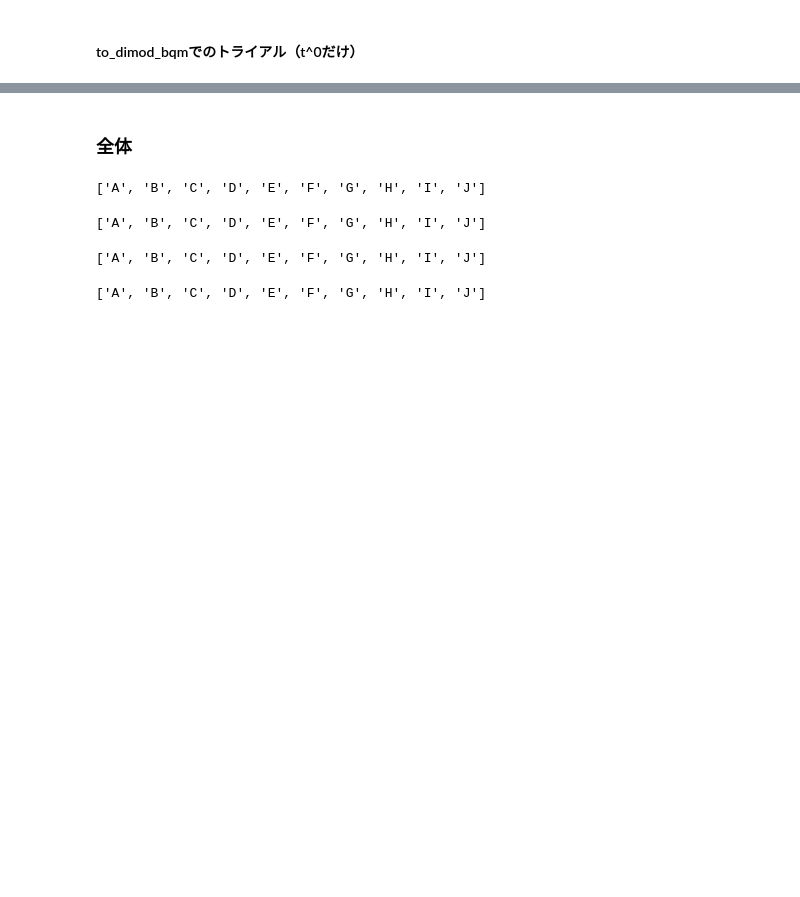
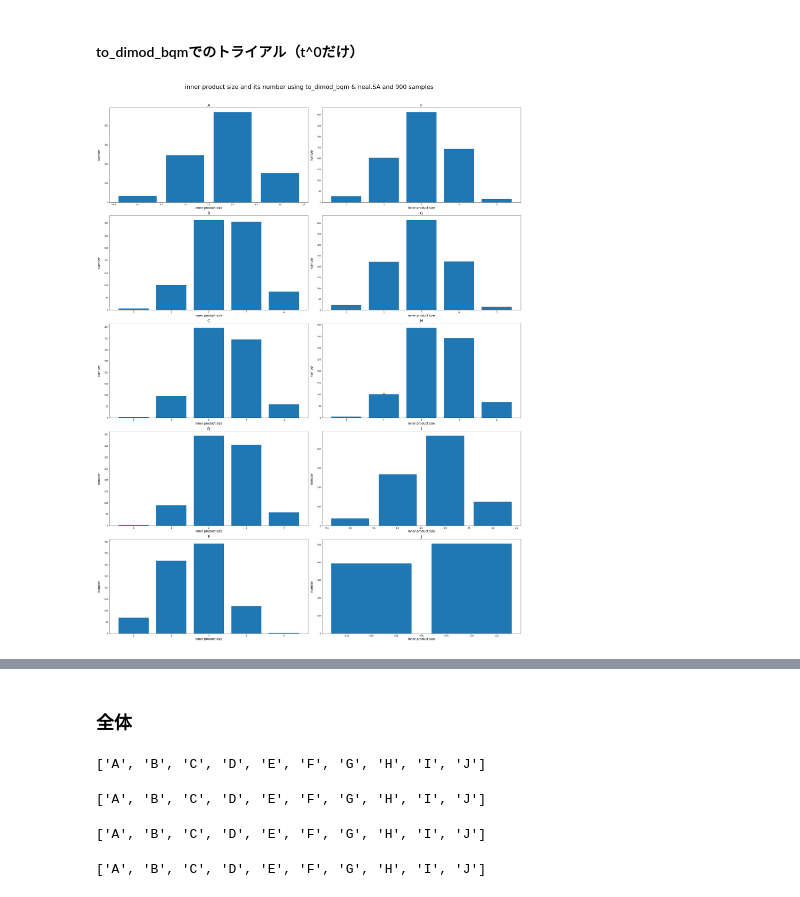
Before and after one commit to twinkle13531/master_degree, a Jupyter notebook: 202008/scripts/Add_features_10_numread100_neal.ipynb, the cells around one changed output, grey strips where cells are left out. Saved outputs shown, nothing was run; the diff lists cells and outputs as text; code cells hidden in the pictures; blank space fills up the shorter version.

```diff
--- a/202008/scripts/Add_features_10_numread100_neal.ipynb
+++ b/202008/scripts/Add_features_10_numread100_neal.ipynb
@@ -127,5 +172,16 @@ print(to_qubo10_p)
 # %% [markdown]
 #### to_dimod_bqmでのトライアル（t^0だけ）
+# %%
+#num_reads=100
+#num_reads=200
+#num_reads=210
+#num_reads=300
+#num_reads=400
+#num_reads=500
+#num_reads=600
+#num_reads=700
+#num_reads=800
+num_reads=900
 # %%
 y = Array.create('y', shape=num_samples, vartype='BINARY')
 
@@ -133,5 +189,88 @@ y = Array.create('y', shape=num_samples, vartype='BINARY')
 H = (sum(y) - y_sum)**2
 bqm = H.compile().to_dimod_bqm()
 sa_sampler = SimulatedAnnealingSampler()
-#res = sa_sampler.sample(bqm, num_reads=100)
-res = sa_sampler.sample_qubo(qb[0], num_reads=210)
+
+res = sa_sampler.sample(bqm, num_reads=num_reads)
+# %%
+fig, ax = plt.subplots(int(num_cols/2), 2, figsize=(30,40))
+
+bqm_minP_cols = []
+servey_num_col_list = columns
+bqm10_p = {}
+for index, i in enumerate(servey_num_col_list):
+    ori_ti = int(np.dot(X_mushroom[i], y_mushroom)) #特徴量iを表すp
+
+    ti_dic = {} #{内積の値:該当数}という辞書。
+
+    for y_info in list(res.record):
+        y = pd.Series(y_info[0])
+
+        if int(np.dot(X_mushroom[i], y)) in ti_dic.keys():
+            ti_dic[int(np.dot(X_mushroom[i], y))] += 1
+        else:
+            ti_dic[int(np.dot(X_mushroom[i], y))] = 1
+
+    ti_list = sorted(ti_dic.items()) #listになり、要素はタプルになる。
+    franc = sum([j[1] for j in ti_list if j[0] >= ori_ti])
+    bqm10_p[i] = franc/num_reads
+
+    n_row = int(index%int(num_cols/2))
+
+    if index < int(num_cols/2):
+        n_col = 0
+    else:
+        n_col = 1
+
+    # ヒストグラムを出力
+    ax[n_row, n_col].set_title(i, fontsize=20)
+    ax[n_row, n_col].bar([j[0] for j in ti_list], [j[1] for j in ti_list])
+    ax[n_row, n_col].scatter(ori_ti, 100, s=200, marker='D')
+    ax[n_row, n_col].set_xlabel('inner product size', fontsize=15)
+    ax[n_row, n_col].set_ylabel('number', rotation=90, fontsize=15, labelpad=20)
+
+#図が重ならないようにする
+fig.tight_layout(rect=[0,0,1,0.95])
+
+#全体に一つの題名を表示
+#fig.suptitle('inner product size and its number using to_dimod_bqm & neal.SA and 100 samples', fontsize=30)
+#fig.suptitle('inner product size and its number using to_dimod_bqm & neal.SA and 200 samples', fontsize=30)
+#fig.suptitle('inner product size and its number using to_dimod_bqm & neal.SA and 210 samples', fontsize=30)
+#fig.suptitle('inner product size and its number using to_dimod_bqm & neal.SA and 300 samples', fontsize=30)
+#fig.suptitle('inner product size and its number using to_dimod_bqm & neal.SA and 400 samples', fontsize=30)
+#fig.suptitle('inner product size and its number using to_dimod_bqm & neal.SA and 500 samples', fontsize=30)
+#fig.suptitle('inner product size and its number using to_dimod_bqm & neal.SA and 600 samples', fontsize=30)
+#fig.suptitle('inner product size and its number using to_dimod_bqm & neal.SA and 700 samples', fontsize=30)
+#fig.suptitle('inner product size and its number using to_dimod_bqm & neal.SA and 800 samples', fontsize=30)
+fig.suptitle('inner product size and its number using to_dimod_bqm & neal.SA and 900 samples', fontsize=30)
+
+
+#図を表示
+plt.show()
+
+#fig.savefig('../output/to_bqm10_100samples_inner_product.png')
+#fig.savefig('../output/to_bqm10_200samples_inner_product.png')
+#fig.savefig('../output/to_bqm10_210samples_inner_product.png')
+#fig.savefig('../output/to_bqm10_300samples_inner_product.png')
+#fig.savefig('../output/to_bqm10_400samples_inner_product.png')
+#fig.savefig('../output/to_bqm10_500samples_inner_product.png')
+#fig.savefig('../output/to_bqm10_600samples_inner_product.png')
+#fig.savefig('../output/to_bqm10_700samples_inner_product.png')
+#fig.savefig('../output/to_bqm10_800samples_inner_product.png')
+fig.savefig('../output/to_bqm10_900samples_inner_product.png')
+
+
+to_bqm10_p = pd.DataFrame.from_dict(bqm10_p, orient='index').T
+print(to_bqm10_p)
+
+#to_bqm10_p.to_csv('../output/to_bqm10_100samples_p.csv')
+#to_bqm10_p.to_csv('../output/to_bqm10_200samples_p.csv')
+#to_bqm10_p.to_csv('../output/to_bqm10_210samples_p.csv')
+#to_bqm10_p.to_csv('../output/to_bqm10_300samples_p.csv')
+#to_bqm10_p.to_csv('../output/to_bqm10_400samples_p.csv')
+#to_bqm10_p.to_csv('../output/to_bqm10_500samples_p.csv')
+#to_bqm10_p.to_csv('../output/to_bqm10_600samples_p.csv')
+#to_bqm10_p.to_csv('../output/to_bqm10_700samples_p.csv')
+#to_bqm10_p.to_csv('../output/to_bqm10_800samples_p.csv')
+to_bqm10_p.to_csv('../output/to_bqm10_900samples_p.csv')
+# %% [output]
+[figure, added]
```
Also changed, not shown: parts of 6 cells of this notebook, 5 other files.
